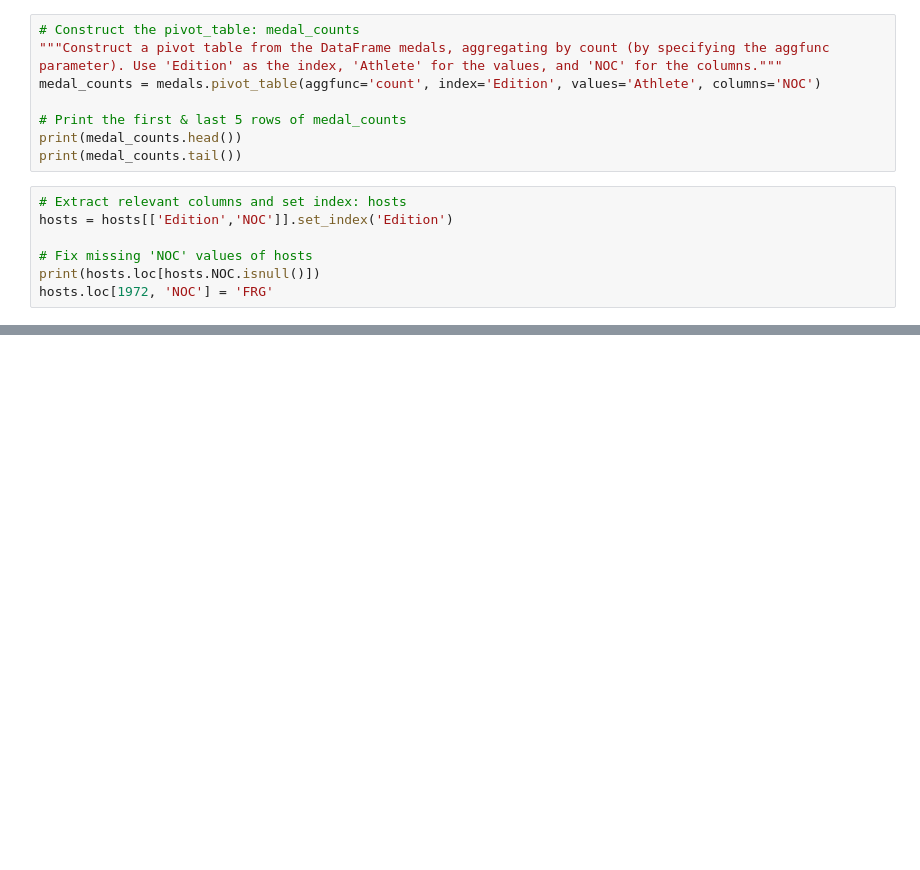
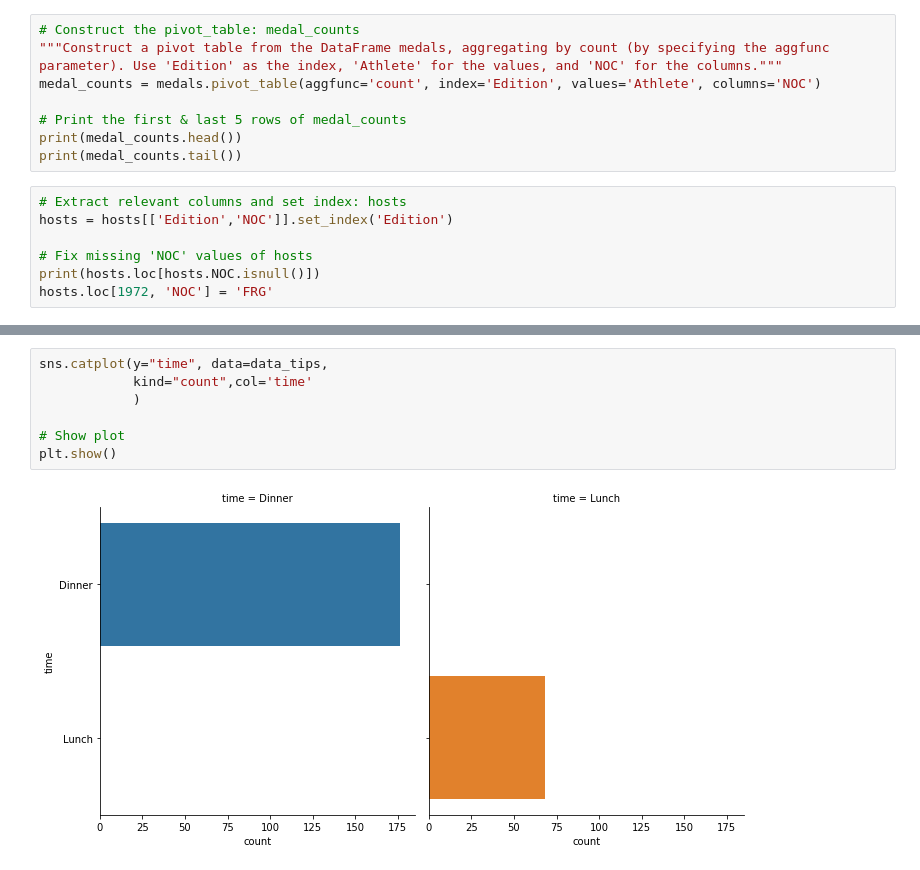
Before and after one commit to tubademir23/ML_Python101, a Jupyter notebook: datacamp/MergingDataFramesWithPandas.ipynb, the cells around one changed output, grey strips where cells are left out. Drawn from its saved outputs; the diff is of its cells as text; blank space fills up the shorter version.

```diff
--- a/datacamp/MergingDataFramesWithPandas.ipynb
+++ b/datacamp/MergingDataFramesWithPandas.ipynb
@@ -283,0 +293,9 @@ ValueError: `legend` must be 'brief', 'full', or False
+# %%
+sns.catplot(y="time", data=data_tips,
+            kind="count",col='time'
+            )
+
+# Show plot
+plt.show()
+# %% [output]
+[figure, added]
```
Also changed, not shown: parts of 4 cells of this notebook.
